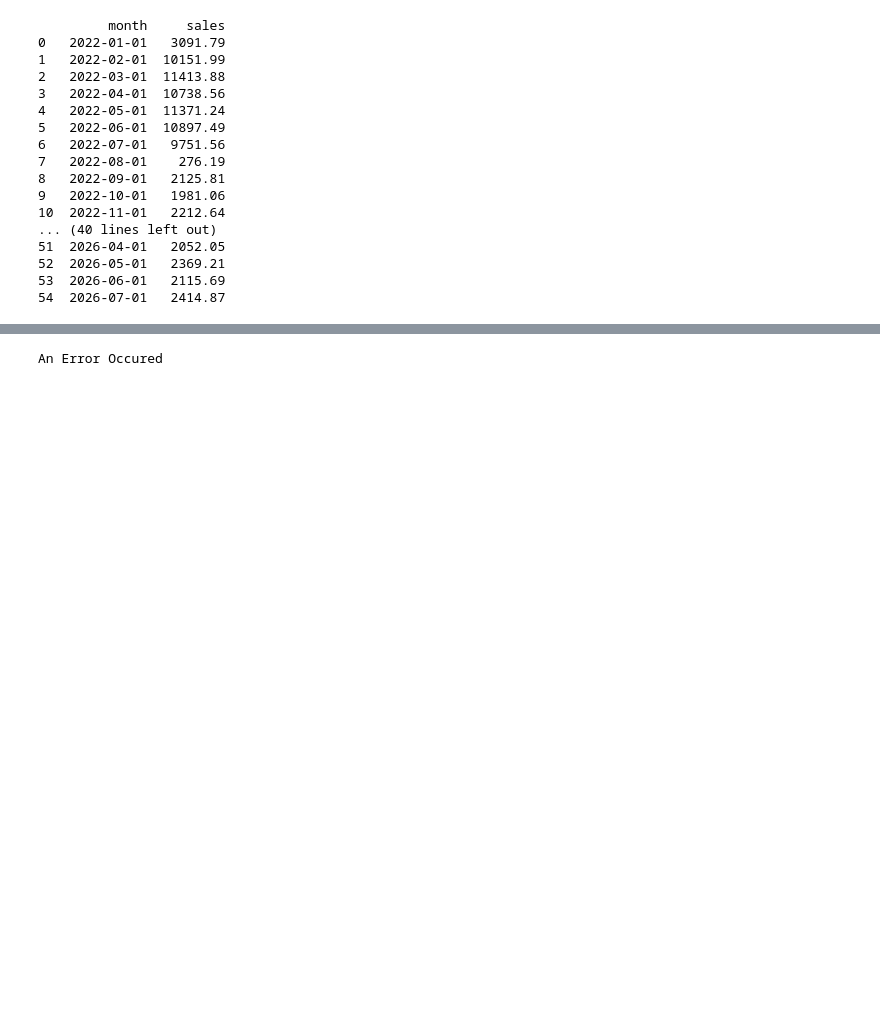
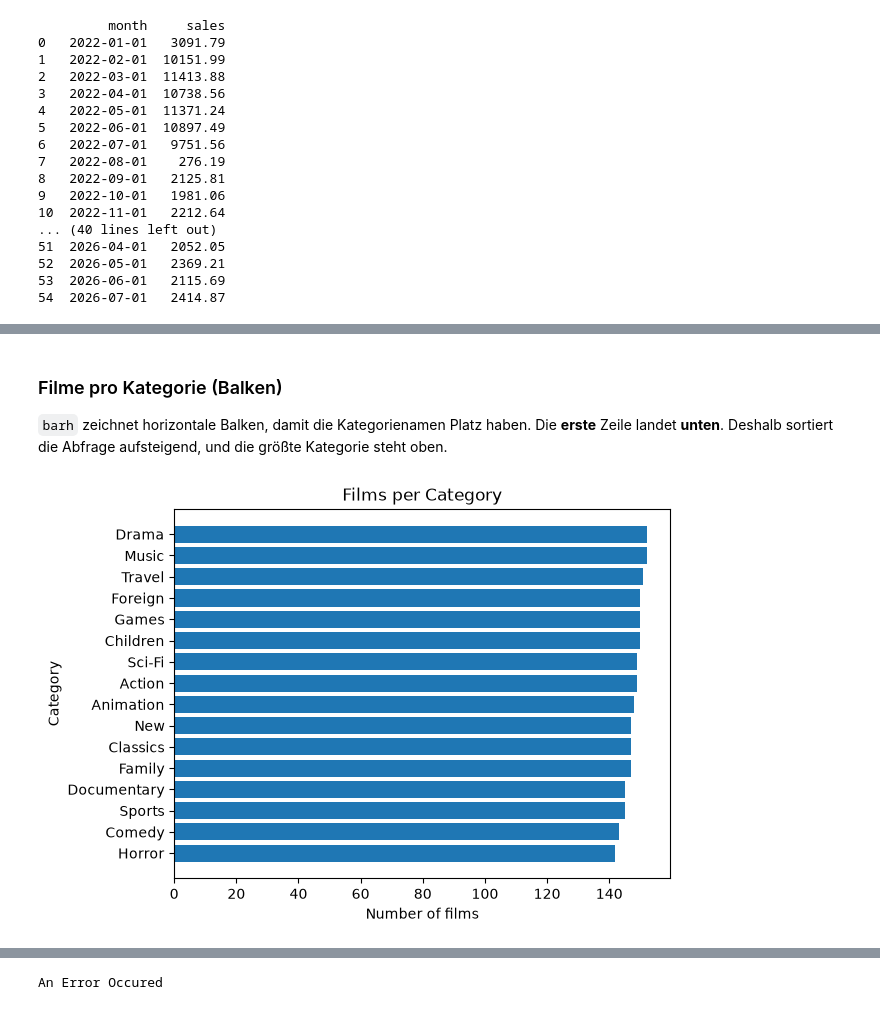
Before and after one commit to Wolfgamer1704/notebooks, a Jupyter notebook: Public/SQLxPython/Roadmap.ipynb, the cells around one changed output, grey strips where cells are left out. Saved outputs shown, nothing was run; the diff lists cells and outputs as text; code cells hidden in the pictures; blank space fills up the shorter version.

```diff
--- a/Public/SQLxPython/Roadmap.ipynb
+++ b/Public/SQLxPython/Roadmap.ipynb
@@ -171,0 +98,3 @@ def get_percent(value, full):
+# %%
+pagila = sqlalchemy.create_engine(pagila_url)
+%sql pagila
@@ -359,4 +388,0 @@ plt.show()                         # anzeigen
-# %%
-def get_film_count_per_category():
-    activity = sqlalchemy.text("SELECT count(film.title) as amount, cat.name as category FROM film JOIN film_category fc ON fc.film_id = film.film_id JOIN category cat ON cat.category_id = fc.category_id GROUP BY category ORDER BY amount")
-    return pandas.read_sql(activity, pagila)
@@ -436,0 +528,28 @@ with pagila.begin() as connection:
+# %% [markdown]
+### Filme pro Kategorie (Balken)
+
+`barh` zeichnet horizontale Balken, damit die Kategorienamen Platz haben. Die **erste** Zeile landet **unten**. Deshalb sortiert die Abfrage aufsteigend, und die größte Kategorie steht oben.
+# %%
+def get_film_count_per_category():
+    """Anzahl der Filme pro Kategorie, aufsteigend sortiert (Spalten: amount, category)."""
+    query = sqlalchemy.text("""
+        SELECT
+            count(film.film_id) AS amount,
+            category.name AS category
+        FROM film
+        JOIN film_category ON film_category.film_id = film.film_id
+        JOIN category ON category.category_id = film_category.category_id
+        GROUP BY category
+        ORDER BY amount
+    """)
+    return pandas.read_sql(query, pagila)
+# %%
+film_counts = get_film_count_per_category()
+
+plotter.barh(film_counts["category"], film_counts["amount"])
+plotter.title("Films per Category")
+plotter.xlabel("Number of films")
+plotter.ylabel("Category")
+plotter.show()
+# %% [output]
+[figure, added]
```
Also changed, not shown: parts of 152 cells of this notebook, 1 other file.
